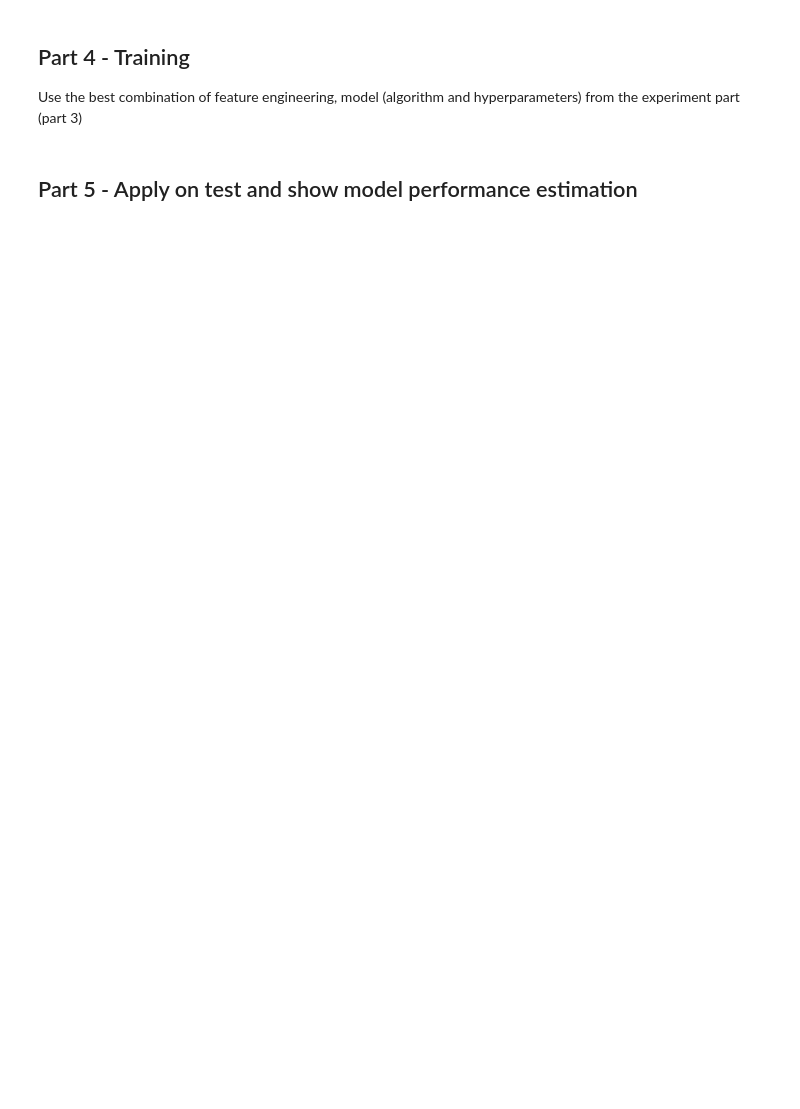
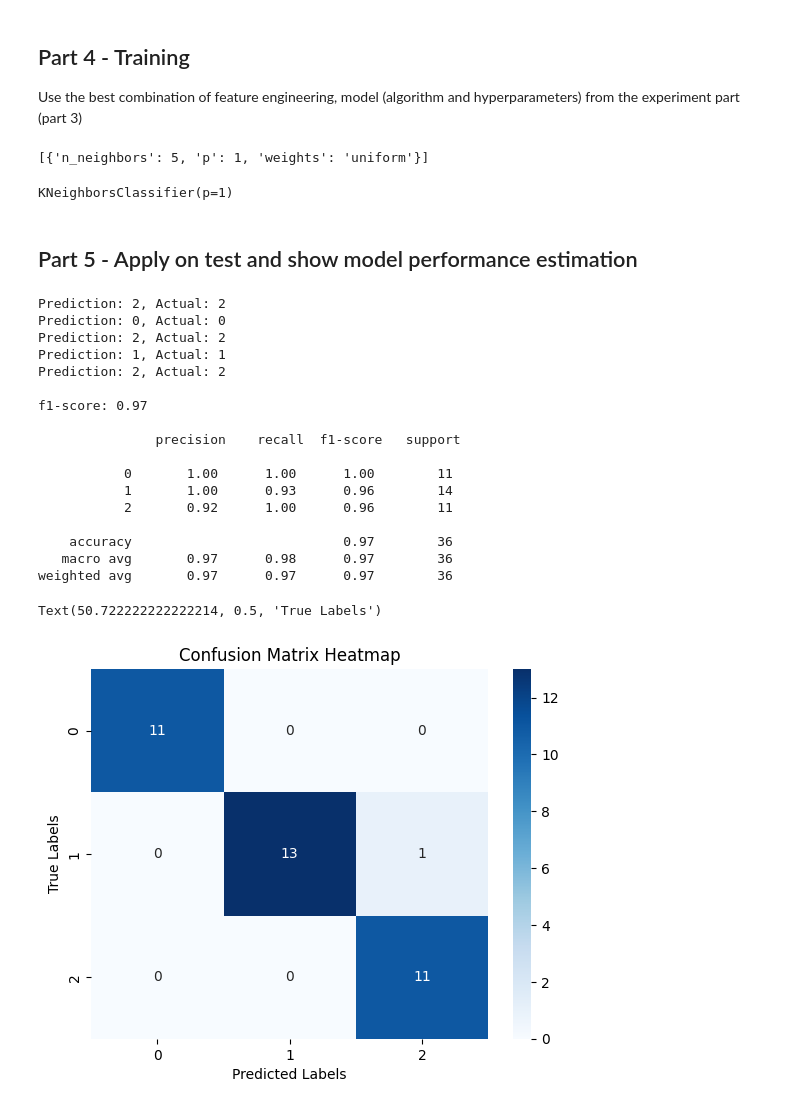
Before and after one commit to NKarsh/ml-project, a Jupyter notebook: Assignment2_supervised_learning_flow.ipynb, the cells around one changed output. Cells and saved outputs as stored; diff of their text form; code cells hidden in the pictures; blank space fills up the shorter version.

```diff
--- a/Assignment2_supervised_learning_flow.ipynb
+++ b/Assignment2_supervised_learning_flow.ipynb
@@ -86,5 +145,65 @@ You could add as many code cells as needed
 # %% [markdown]
 ## Part 4 - Training
 Use the best combination of feature engineering, model (algorithm and hyperparameters) from the experiment part (part 3)
+# %%
+print(df_scoring[df_scoring['model'] == best_model]['params'].values)
+
+X = wine_train_df.drop(columns=['target'])
+y = wine_train_df.target
+
+scaler = preprocessing.StandardScaler()
+
+X_train_scaled = scaler.fit_transform(X)
+
+# Best scoring model
+knn_model = KNeighborsClassifier(n_neighbors=5, p=1, weights='uniform')
+knn_model.fit(X_train_scaled, y)
+# %% [output]
+[{'n_neighbors': 5, 'p': 1, 'weights': 'uniform'}]
+KNeighborsClassifier(p=1)
 # %% [markdown]
 ## Part 5 - Apply on test and show model performance estimation
+# %%
+import matplotlib.pyplot as plt
+import seaborn as sns
+
+X_test = wine_test_df.drop(columns=['target'])
+y_test = wine_test_df.target
+
+X_test_scaled = scaler.transform(X_test)
+
+y_pred = knn_model.predict(X_test_scaled)
+
+f1_test = metrics.f1_score(y_test, y_pred, average='macro')
+
+for i in range(5):
+    print(f"Prediction: {y_pred[i]}, Actual: {y_test.iloc[i]}")
+
+print(f"\nf1-score: {f1_test:.2f}")
+print("\n", metrics.classification_report(y_test, y_pred))
+
+confusion_matrix = metrics.confusion_matrix(y_test, y_pred)
+sns.heatmap(confusion_matrix, annot=True, cmap='Blues')
+plt.title('Confusion Matrix Heatmap')
+plt.xlabel('Predicted Labels')
+plt.ylabel('True Labels')
+# %% [output]
+Prediction: 2, Actual: 2
+Prediction: 0, Actual: 0
+Prediction: 2, Actual: 2
+Prediction: 1, Actual: 1
+Prediction: 2, Actual: 2
+
+f1-score: 0.97
+
+               precision    recall  f1-score   support
+
+           0       1.00      1.00      1.00        11
+           1       1.00      0.93      0.96        14
+           2       0.92      1.00      0.96        11
+
+    accuracy                           0.97        36
+   macro avg       0.97      0.98      0.97        36
+weighted avg       0.97      0.97      0.97        36
+Text(50.722222222222214, 0.5, 'True Labels')
+[figure, added]
```
Also changed, not shown: parts of 6 cells of this notebook.
